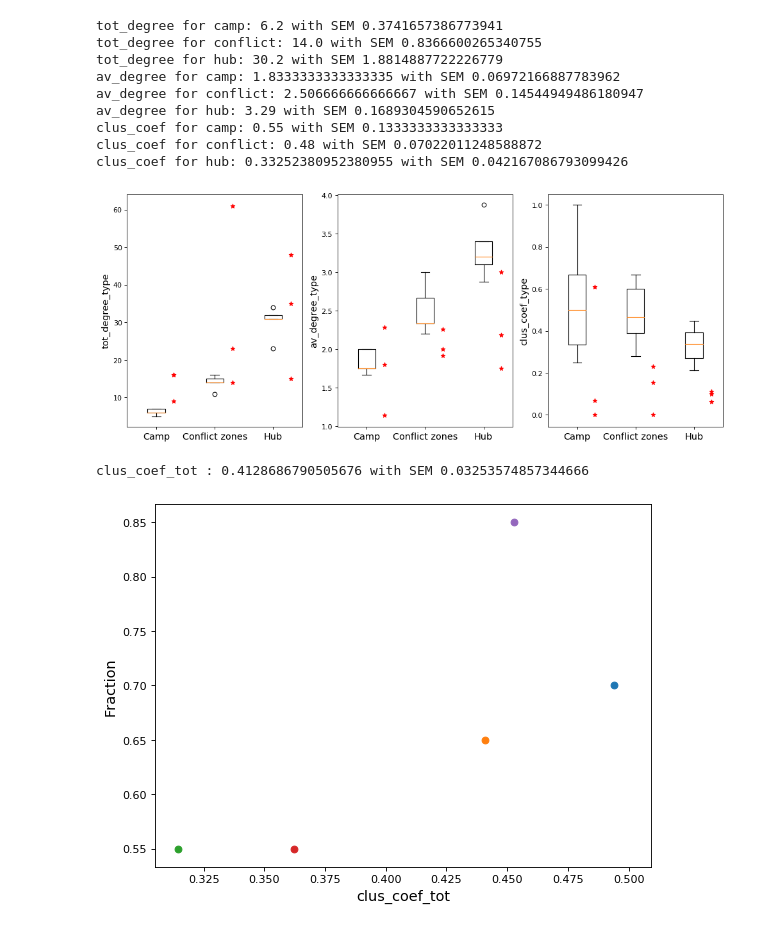
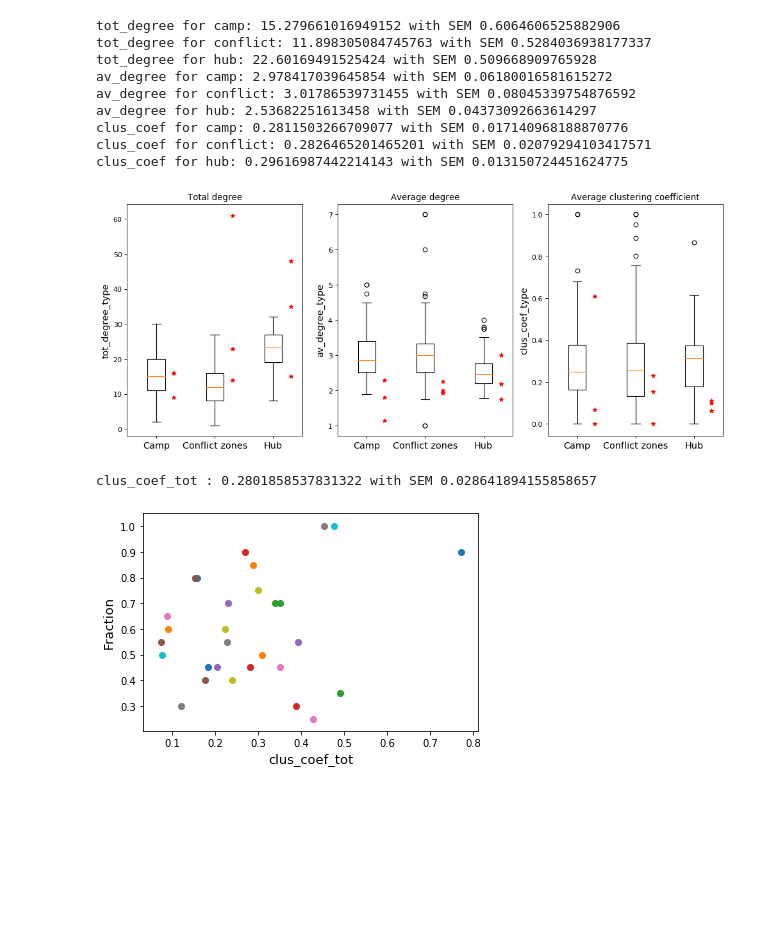
Before and after one commit to sannedonker/CSS_Group2, a Jupyter notebook: Plot_function.ipynb, the cells around one changed output. Cells and saved outputs as stored; diff of their text form; code cells hidden in the pictures; blank space fills up the shorter version.

Commit message:
update validation result

```diff
--- a/Plot_function.ipynb
+++ b/Plot_function.ipynb
@@ -6,7 +6,7 @@ import matplotlib.pyplot as plt
 from scipy import stats
 import numpy as np
 # %%
-data = pickle.load(open('output/RUN_DATA.p','rb'))
+data = pickle.load(open('output/RUN_DATA_most_random.p','rb'))
 # %%
 # Actual data of three conflict countries
 
@@ -32,17 +32,30 @@ real_data['av_degree'] = av_degree_type
 real_data['av_clus_coef'] = clus_coef_type
 # %%
 def plot_simulated(prop, data, plot = 'fraction'):
+
+    ''' This function plot the boxplotx of simulated results and the real data points for validation'''
 
     if prop == 'tot_degree_type' or prop == 'av_degree_type' or prop =='clus_coef_type':
         camp = []
         conflict = []
         hub = []
-        for data_p in data:
-            res = data_p.properties[prop]
-            camp.append(res[0])
-            conflict.append(res[1])
-            hub.append(res[2])
 
+        if prop == 'clus_coef_type':
+            for data_p in data:
+                res = data_p.properties[prop]
+                camp.append(res[0])
+                if res[1] > 1:
+                    pass
+                else:conflict.append(res[1])
+                hub.append(res[2])
+
+        else:
+            for data_p in data:
+                res = data_p.properties[prop]
+                camp.append(res[0])
+                conflict.append(res[1])
+                hub.append(res[2])
+        #print(camp)
         all_type = ['camp','conflict','hub']
         values = [camp, conflict, hub]
         for i in range(3):
@@ -97,28 +110,33 @@ def plot_simulated(prop, data, plot = 'fraction'):
 # %%
 plt.figure(figsize=(15, 6),dpi=80)
 
 plt.subplot(1,3,1)
+plt.title('Total degree')
 plot_simulated('tot_degree_type',data,'fraction')
 plt.subplot(1,3,2)
 plot_simulated('av_degree_type',data,'fraction')
+plt.title('Average degree')
 plt.subplot(1,3,3)
 plot_simulated('clus_coef_type',data,'fraction')
+plt.title('Average clustering coefficient')
+
+plt.savefig('validation.png')
 # %% [output]
-tot_degree for camp: 6.2 with SEM 0.3741657386773941
-tot_degree for conflict: 14.0 with SEM 0.8366600265340755
-tot_degree for hub: 30.2 with SEM 1.8814887722226779
-av_degree for camp: 1.8333333333333335 with SEM 0.06972166887783962
-av_degree for conflict: 2.506666666666667 with SEM 0.14544949486180947
-av_degree for hub: 3.29 with SEM 0.1689304590652615
-clus_coef for camp: 0.55 with SEM 0.1333333333333333
-clus_coef for conflict: 0.48 with SEM 0.07022011248588872
-clus_coef for hub: 0.33252380952380955 with SEM 0.042167086793099426
+tot_degree for camp: 15.279661016949152 with SEM 0.6064606525882906
+tot_degree for conflict: 11.898305084745763 with SEM 0.5284036938177337
+tot_degree for hub: 22.60169491525424 with SEM 0.509668909765928
+av_degree for camp: 2.978417039645854 with SEM 0.06180016581615272
+av_degree for conflict: 3.01786539731455 with SEM 0.08045339754876592
+av_degree for hub: 2.53682251613458 with SEM 0.04373092663614297
+clus_coef for camp: 0.2811503266709077 with SEM 0.017140968188870776
+clus_coef for conflict: 0.2826465201465201 with SEM 0.02079294103417571
+clus_coef for hub: 0.29616987442214143 with SEM 0.013150724451624775
-[figure, old version]
+[figure, new version]
 # %%
 plot_simulated('clus_coef_tot',data,'fraction')
 # %% [output]
-clus_coef_tot : 0.4128686790505676 with SEM 0.03253574857344666
+clus_coef_tot : 0.2801858537831322 with SEM 0.028641894155858657
-[figure, old version]
+[figure, new version]
 # %%
 plot_simulated('clus_coef_tot',data,'angle')
 # %% [output]
```
Also changed, not shown: parts of 1 cell of this notebook, 1 other file.
